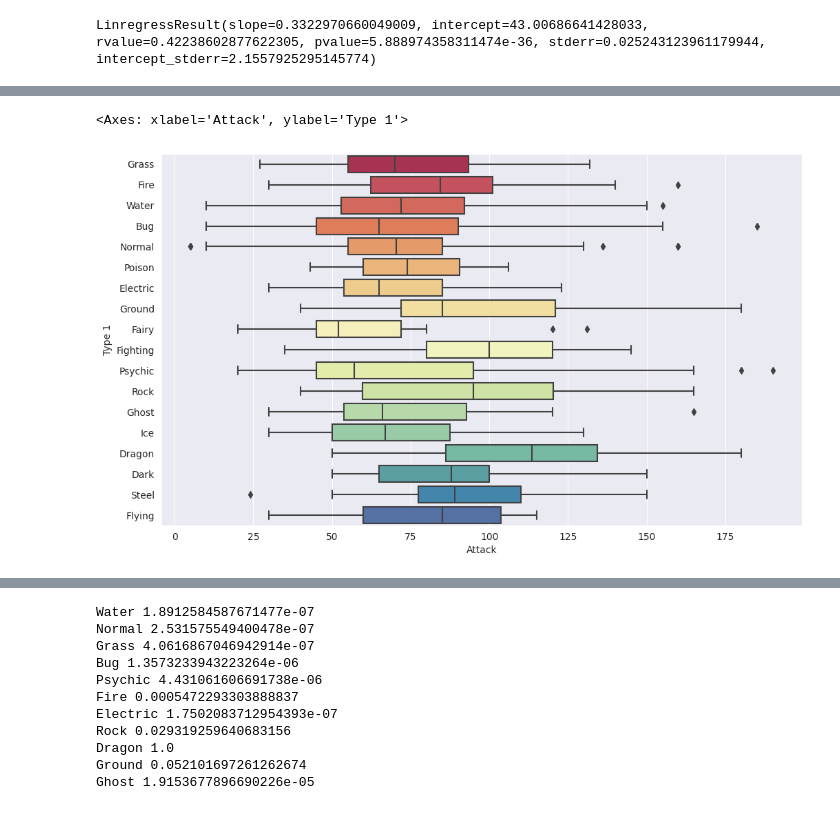
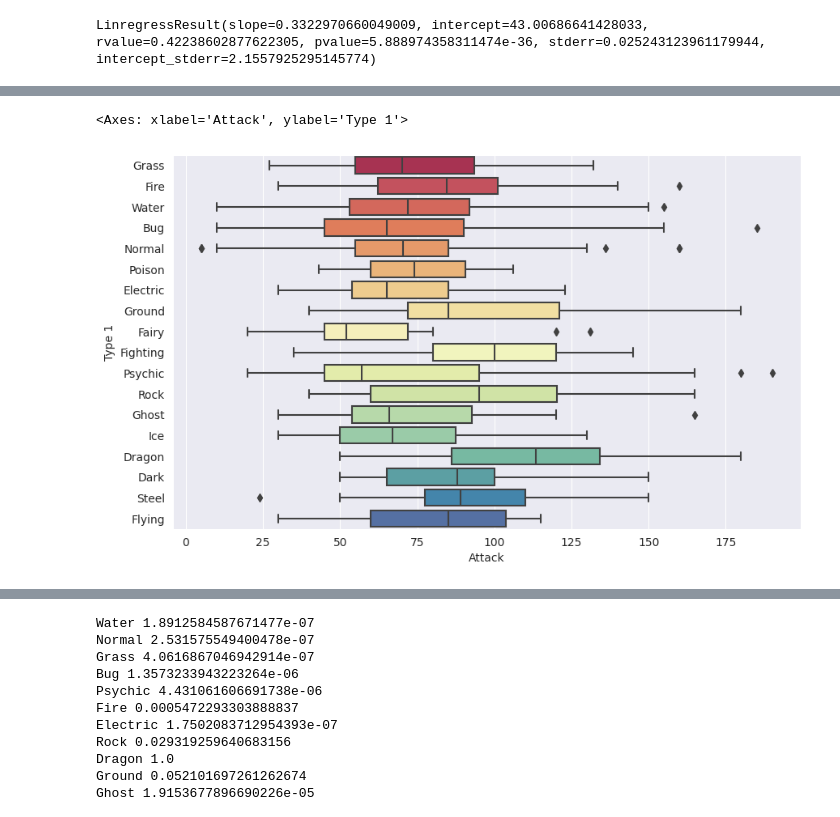
Before and after one commit to varyaaas/dataset_analysis, a Jupyter notebook: pokemon_analysis.ipynb, the cells around one changed output, grey strips where cells are left out. Drawn from its saved outputs; the diff is of its cells as text; code cells hidden in the pictures.

```diff
--- a/pokemon_analysis.ipynb
+++ b/pokemon_analysis.ipynb
@@ -190,7 +204,6 @@ LinregressResult(slope=0.3322970660049009, intercept=43.00686641428033, rvalue=0
 # %%
-
-plt.figure(figsize=(12, 7), dpi=100)
+plt.figure(figsize=(10, 6), dpi=100)
 sns.boxplot(data = df, y = 'Type 1', x = 'Attack', palette = "Spectral")
 # %% [output]
 <Axes: xlabel='Attack', ylabel='Type 1'>
-[figure, old version]
+[figure, new version]
```
Also changed, not shown: parts of 17 cells of this notebook.
